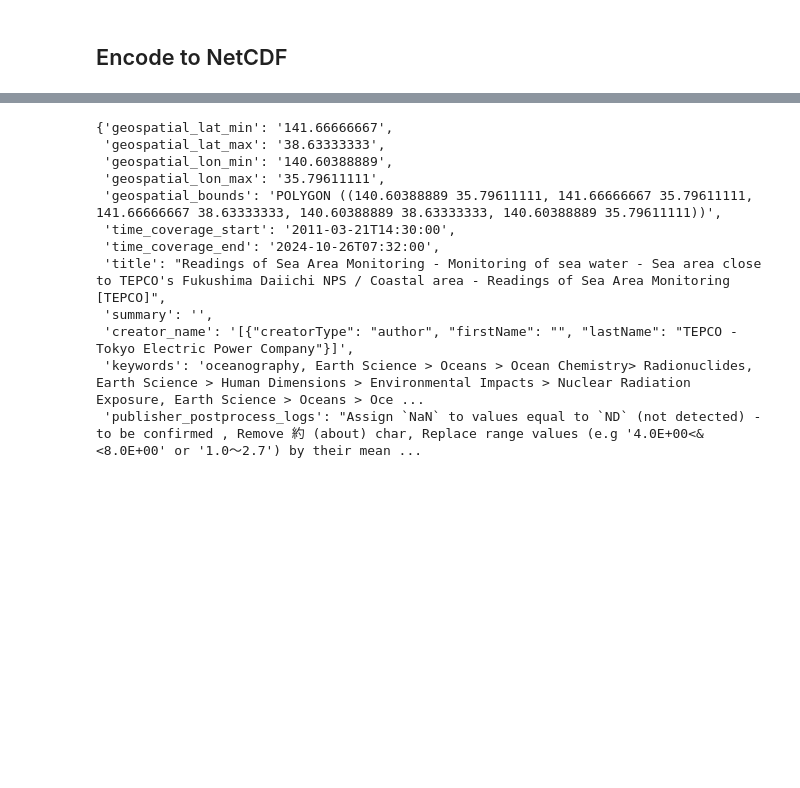
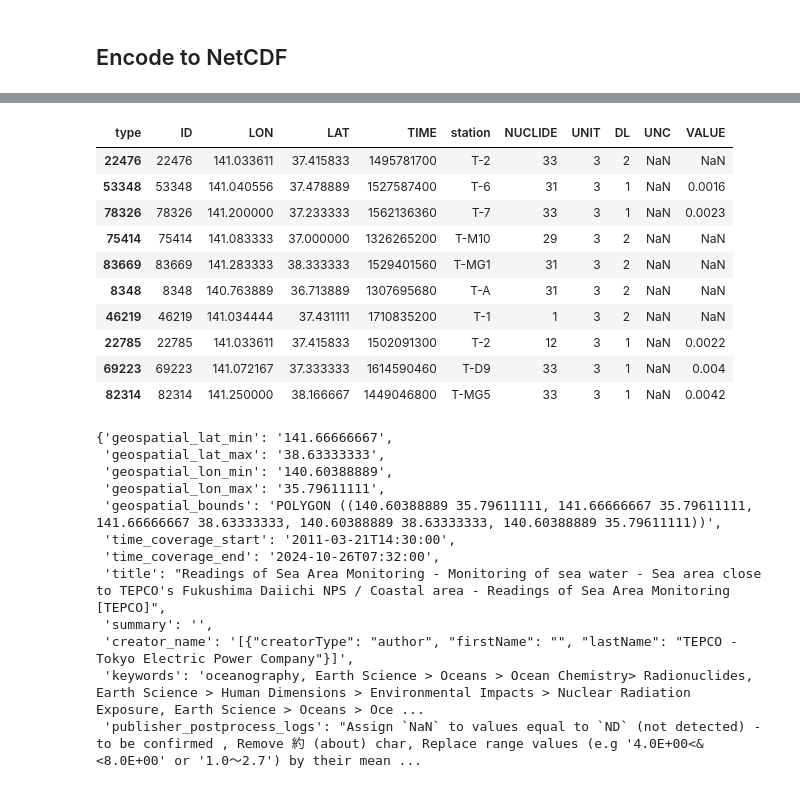
Before and after one commit to franckalbinet/marisco, a Jupyter notebook: nbs/handlers/tepco.ipynb, the cells around one changed output, grey strips where cells are left out. Cells and saved outputs as stored; diff of their text form; code cells hidden in the pictures; blank space fills up the shorter version.

```diff
--- a/nbs/handlers/tepco.ipynb
+++ b/nbs/handlers/tepco.ipynb
@@ -854,6 +905,20 @@ Warning: 3054 missing time value(s) in SEAWATER
  'Parse time column from TEPCO.',
  'Encode time as seconds since epoch.',
  'Drop rows with invalid longitude & latitude values. Convert `,` separator to `.` separator.']
+# %%
+dfs_tfm['SEAWATER'].sample(10)
+# %% [output]
+| type | ID | LON | LAT | TIME | station | NUCLIDE | UNIT | DL | UNC | VALUE |
+| 22476 | 22476 | 141.033611 | 37.415833 | 1495781700 | T-2 | 33 | 3 | 2 | NaN | NaN |
+| 53348 | 53348 | 141.040556 | 37.478889 | 1527587400 | T-6 | 31 | 3 | 1 | NaN | 0.0016 |
+| 78326 | 78326 | 141.200000 | 37.233333 | 1562136360 | T-7 | 33 | 3 | 1 | NaN | 0.0023 |
+| 75414 | 75414 | 141.083333 | 37.000000 | 1326265200 | T-M10 | 29 | 3 | 2 | NaN | NaN |
+| 83669 | 83669 | 141.283333 | 38.333333 | 1529401560 | T-MG1 | 31 | 3 | 2 | NaN | NaN |
+| 8348 | 8348 | 140.763889 | 36.713889 | 1307695680 | T-A | 31 | 3 | 2 | NaN | NaN |
+| 46219 | 46219 | 141.034444 | 37.431111 | 1710835200 | T-1 | 1 | 3 | 2 | NaN | NaN |
+| 22785 | 22785 | 141.033611 | 37.415833 | 1502091300 | T-2 | 12 | 3 | 1 | NaN | 0.0022 |
+| 69223 | 69223 | 141.072167 | 37.333333 | 1614590460 | T-D9 | 33 | 3 | 1 | NaN | 0.004 |
+| 82314 | 82314 | 141.250000 | 38.166667 | 1449046800 | T-MG5 | 33 | 3 | 1 | NaN | 0.0042 |
 # %%
 #| exports
 kw = ['oceanography', 'Earth Science > Oceans > Ocean Chemistry> Radionuclides',
```
Also changed, not shown: parts of 19 cells of this notebook, 3 other files.
